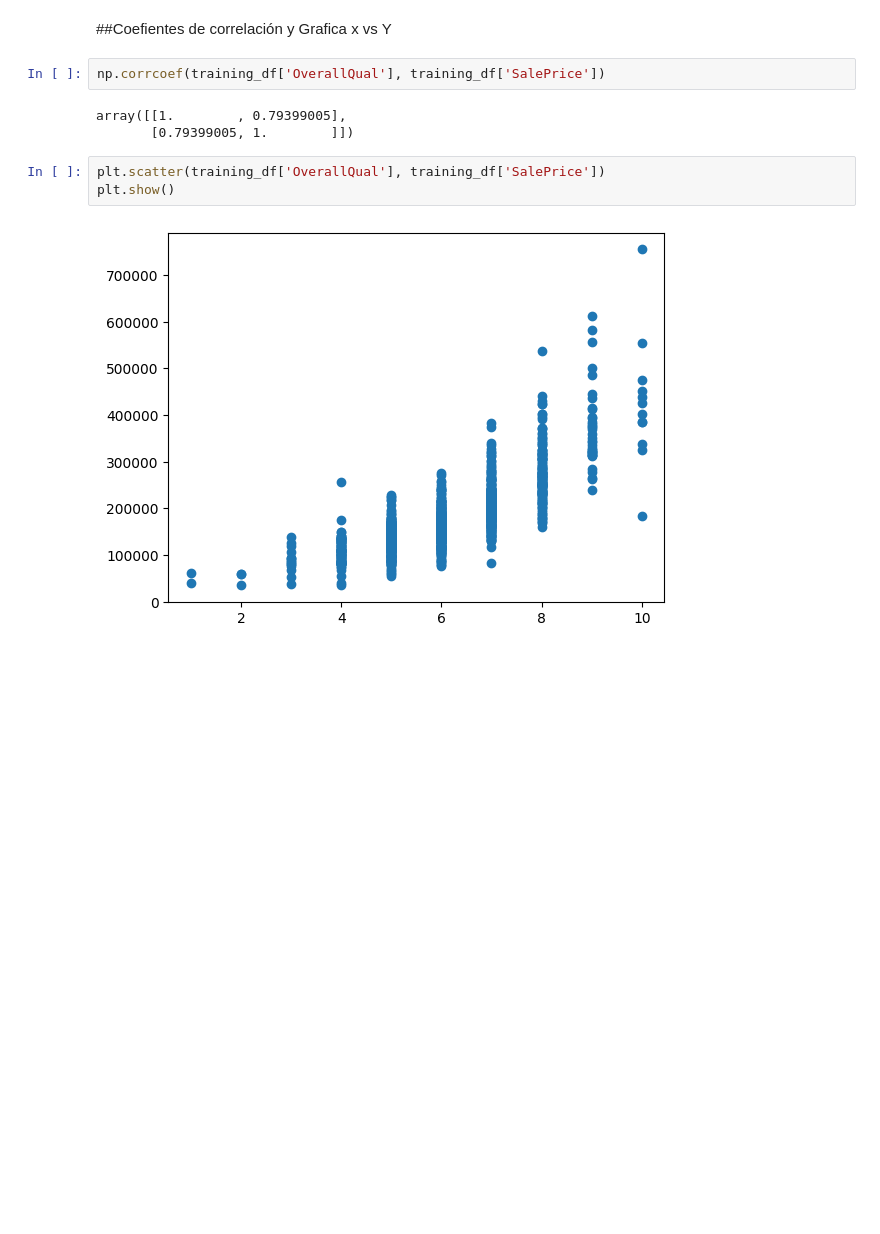
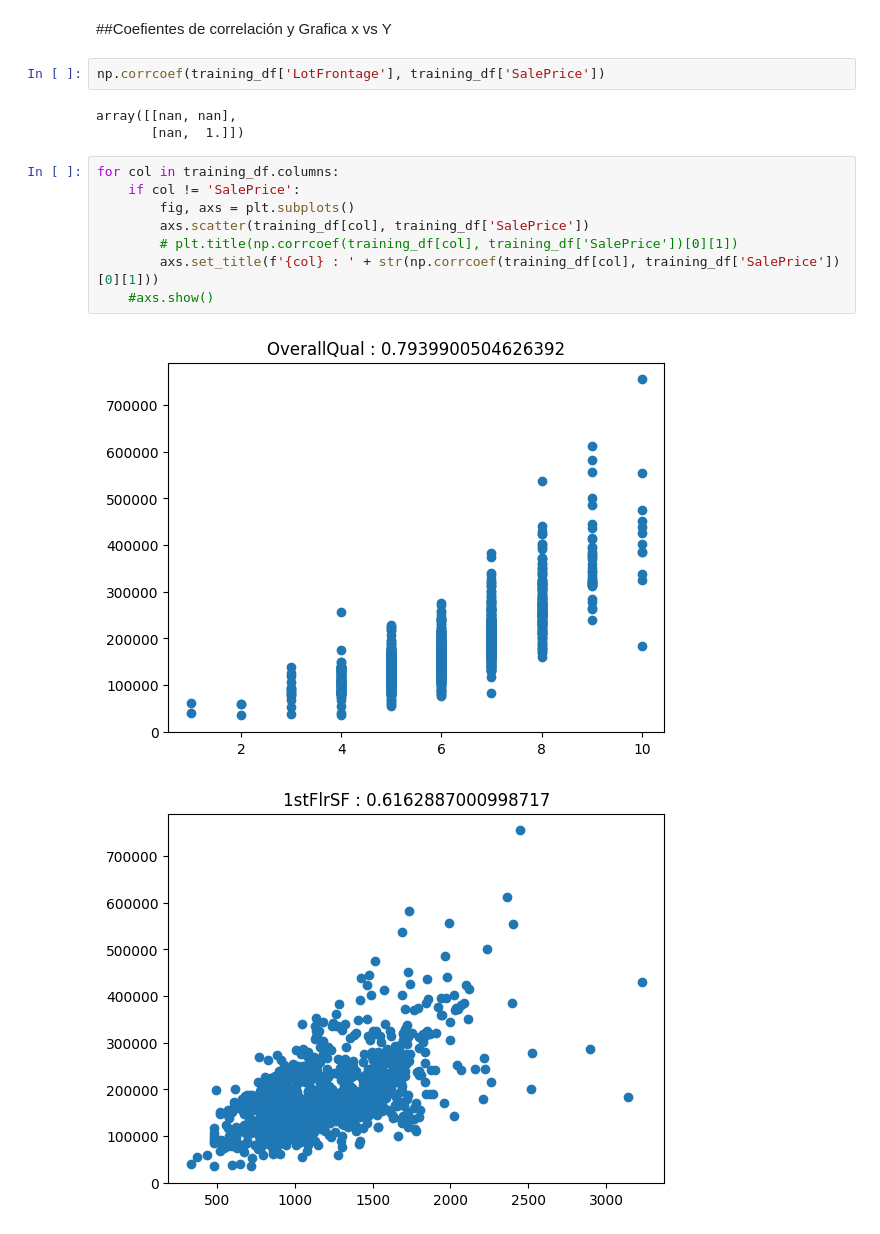
Before and after one commit to sergioguzman27/proyecto-regresion, a Jupyter notebook: pruebas/exploracion.ipynb, the cells around one changed output. Drawn from its saved outputs; the diff is of its cells as text; blank space fills up the shorter version.

```diff
--- a/pruebas/exploracion.ipynb
+++ b/pruebas/exploracion.ipynb
@@ -135,12 +135,18 @@ for col in training_df.columns:
 # %% [markdown]
 ##Coefientes de correlación y Grafica x vs Y
 # %%
-np.corrcoef(training_df['OverallQual'], training_df['SalePrice'])
+np.corrcoef(training_df['LotFrontage'], training_df['SalePrice'])
 # %% [output]
-array([[1.        , 0.79399005],
-       [0.79399005, 1.        ]])
+array([[nan, nan],
+       [nan,  1.]])
-# %%
-plt.scatter(training_df['OverallQual'], training_df['SalePrice'])
-plt.show()
-# %% [output]
-[figure, removed]
+# %%
+for col in training_df.columns:
+    if col != 'SalePrice':
+        fig, axs = plt.subplots()
+        axs.scatter(training_df[col], training_df['SalePrice'])
+        # plt.title(np.corrcoef(training_df[col], training_df['SalePrice'])[0][1])
+        axs.set_title(f'{col} : ' + str(np.corrcoef(training_df[col], training_df['SalePrice'])[0][1]))
+    #axs.show()
+# %% [output]
+[figure, added]
+[figure, added]
```
Also changed, not shown: parts of 2 cells of this notebook.
